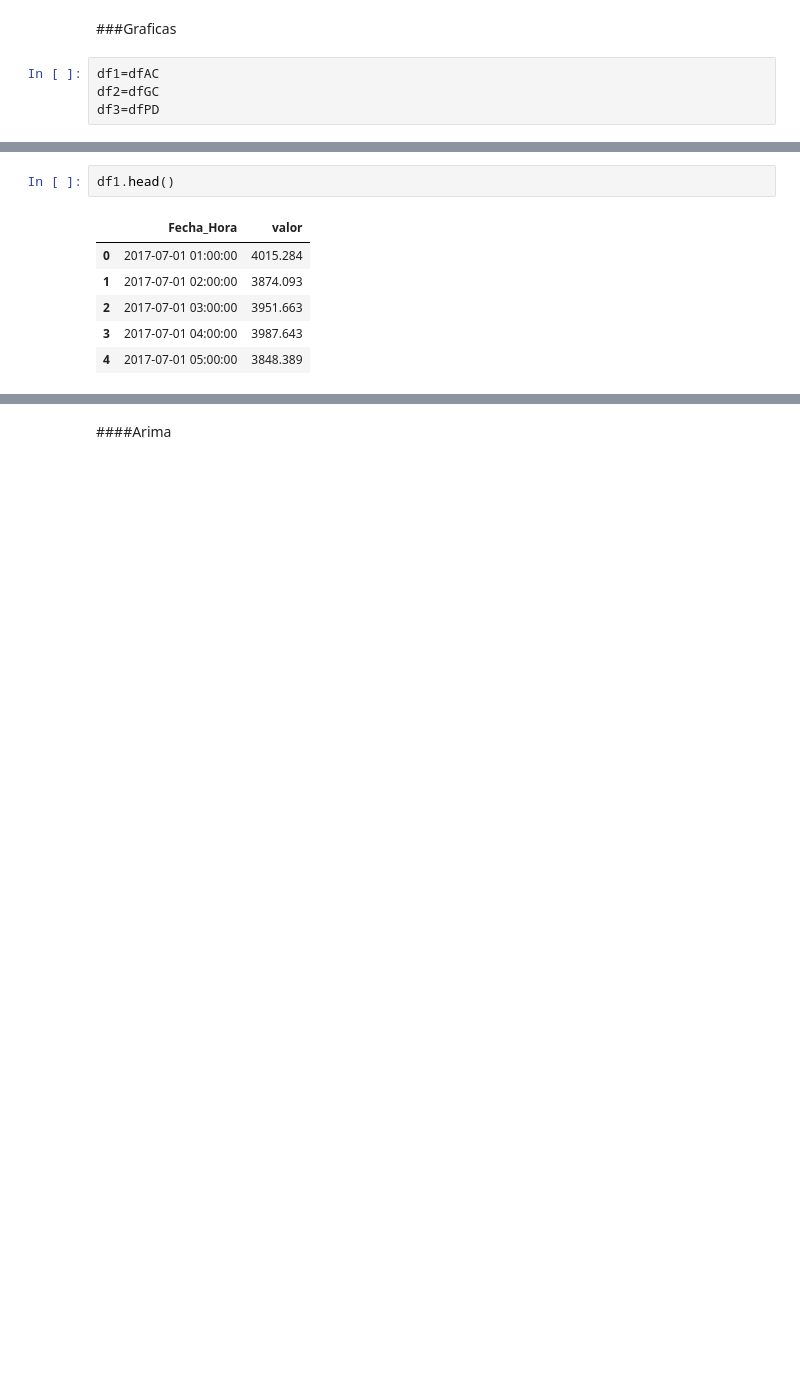
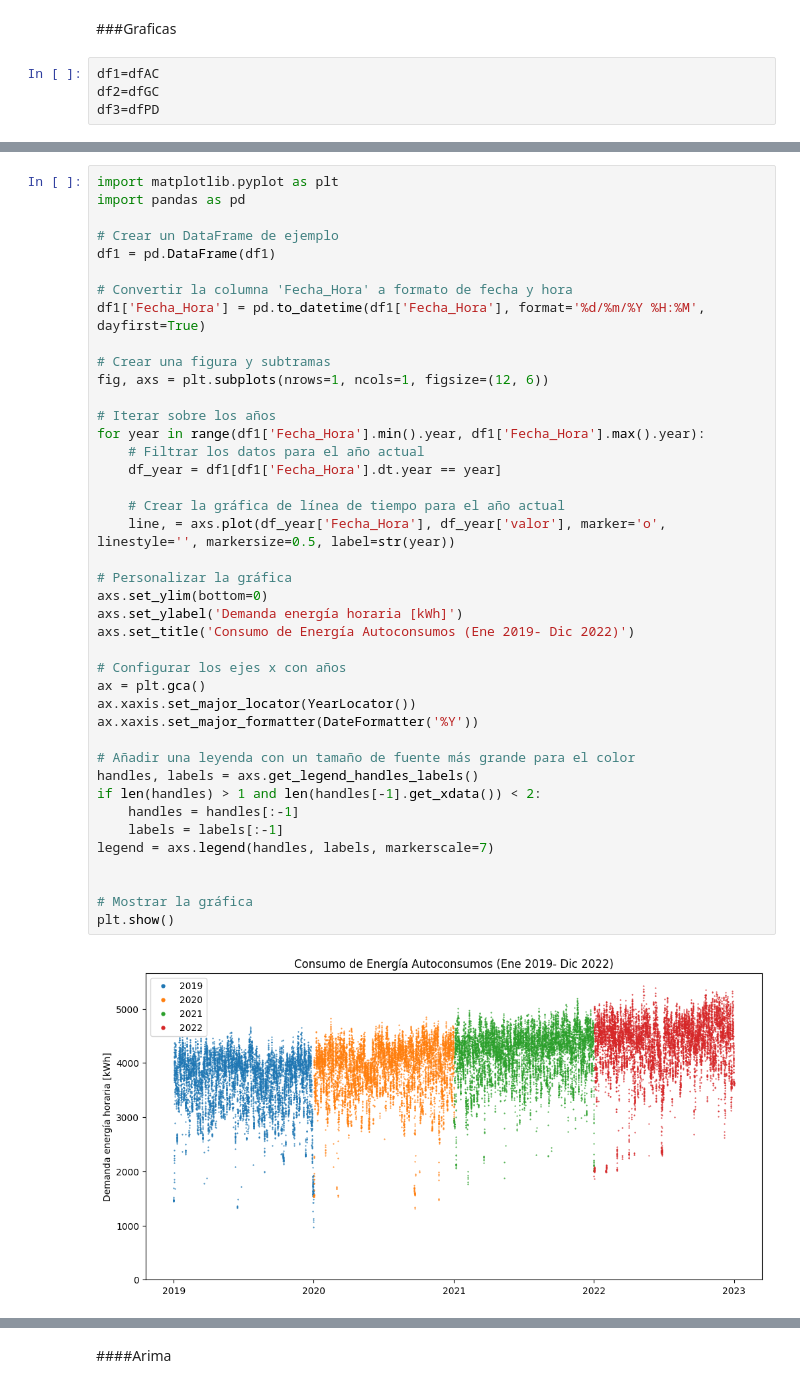
Before and after one commit to crisalex25/TFM_HydroMLGenerationOptimization, a Jupyter notebook: TFM_v1_1.ipynb, the cells around one changed output, grey strips where cells are left out. Cells and saved outputs as stored; diff of their text form; blank space fills up the shorter version.

```diff
--- a/TFM_v1_1.ipynb
+++ b/TFM_v1_1.ipynb
@@ -53,9 +69,43 @@ plt.show()
-# %%
-df1.head()
-# %% [output]
-|  | Fecha_Hora | valor |
-| 0 | 2017-07-01 01:00:00 | 4015.284 |
-| 1 | 2017-07-01 02:00:00 | 3874.093 |
-| 2 | 2017-07-01 03:00:00 | 3951.663 |
-| 3 | 2017-07-01 04:00:00 | 3987.643 |
-| 4 | 2017-07-01 05:00:00 | 3848.389 |
+# %%
+import matplotlib.pyplot as plt
+import pandas as pd
+
+# Crear un DataFrame de ejemplo
+df1 = pd.DataFrame(df1)
+
+# Convertir la columna 'Fecha_Hora' a formato de fecha y hora
+df1['Fecha_Hora'] = pd.to_datetime(df1['Fecha_Hora'], format='%d/%m/%Y %H:%M', dayfirst=True)
+
+# Crear una figura y subtramas
+fig, axs = plt.subplots(nrows=1, ncols=1, figsize=(12, 6))
+
+# Iterar sobre los años
+for year in range(df1['Fecha_Hora'].min().year, df1['Fecha_Hora'].max().year):
+    # Filtrar los datos para el año actual
+    df_year = df1[df1['Fecha_Hora'].dt.year == year]
+
+    # Crear la gráfica de línea de tiempo para el año actual
+    line, = axs.plot(df_year['Fecha_Hora'], df_year['valor'], marker='o', linestyle='', markersize=0.5, label=str(year))
+
+# Personalizar la gráfica
+axs.set_ylim(bottom=0)
+axs.set_ylabel('Demanda energía horaria [kWh]')
+axs.set_title('Consumo de Energía Autoconsumos (Ene 2019- Dic 2022)')
+
+# Configurar los ejes x con años
+ax = plt.gca()
+ax.xaxis.set_major_locator(YearLocator())
+ax.xaxis.set_major_formatter(DateFormatter('%Y'))
+
+# Añadir una leyenda con un tamaño de fuente más grande para el color
+handles, labels = axs.get_legend_handles_labels()
+if len(handles) > 1 and len(handles[-1].get_xdata()) < 2:
+    handles = handles[:-1]
+    labels = labels[:-1]
+legend = axs.legend(handles, labels, markerscale=7)
+
+
+# Mostrar la gráfica
+plt.show()
+# %% [output]
+[figure, added]
```
Also changed, not shown: parts of 48 cells of this notebook.
